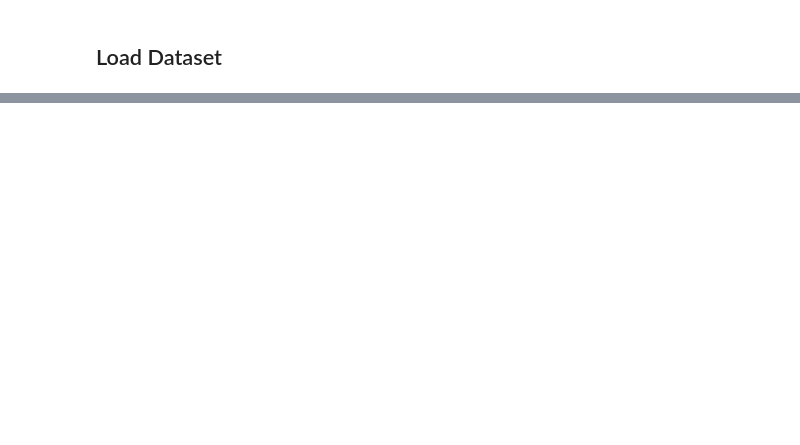
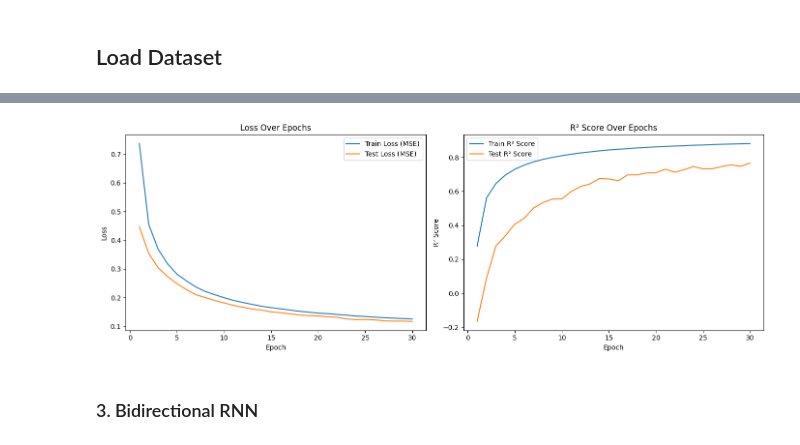
Before and after one commit to Shirisha-18/exchange-rates-forecasting, a Jupyter notebook: models/modeling.ipynb, the cells around one changed output, grey strips where cells are left out. Cells and saved outputs as stored; diff of their text form; code cells hidden in the pictures; blank space fills up the shorter version.

```diff
--- a/models/modeling.ipynb
+++ b/models/modeling.ipynb
@@ -38,0 +312,19 @@ df,
+# %%
+class MultiLayerRNN(nn.Module):
+    def __init__(self, input_size, hidden_size, output_size, num_layers=2, dropout=0.2):
+        super(MultiLayerRNN, self).__init__()
+        self.rnn = nn.RNN(input_size, hidden_size, num_layers=num_layers, batch_first=True, dropout=dropout)
+        self.dropout = nn.Dropout(dropout)
+        self.fc = nn.Linear(hidden_size, output_size)
+
+    def forward(self, x):
+        out, _ = self.rnn(x)
+        out = self.dropout(out[:, -1, :])
+        out = self.fc(out)
+        return out
+# %%
+model_multi_rnn = MultiLayerRNN(input_size, hidden_size, output_size, num_layers=2)
+# %%
+train_losses, test_losses, train_r2s, test_r2s = train_model(
+    model_multi_rnn, train_loader, test_loader, num_epochs=30, lr=0.001
+)
@@ -38,0 +349,6 @@ df,
+# %%
+plot_metrics(train_losses, test_losses, train_r2s, test_r2s)
+# %% [output]
+[figure, added]
+# %% [markdown]
+### 3. Bidirectional RNN
```
Also changed, not shown: parts of 34 cells of this notebook.
